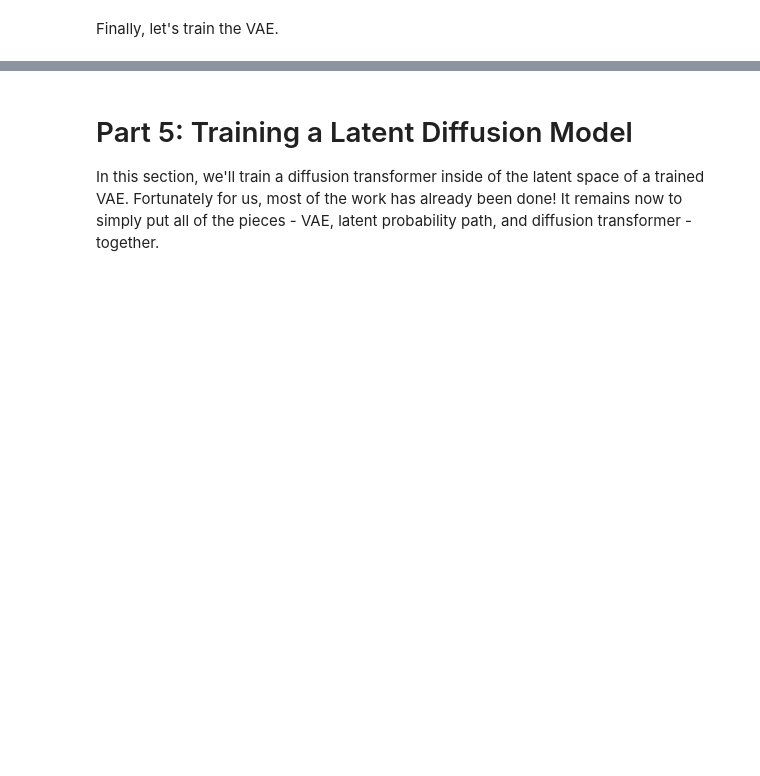
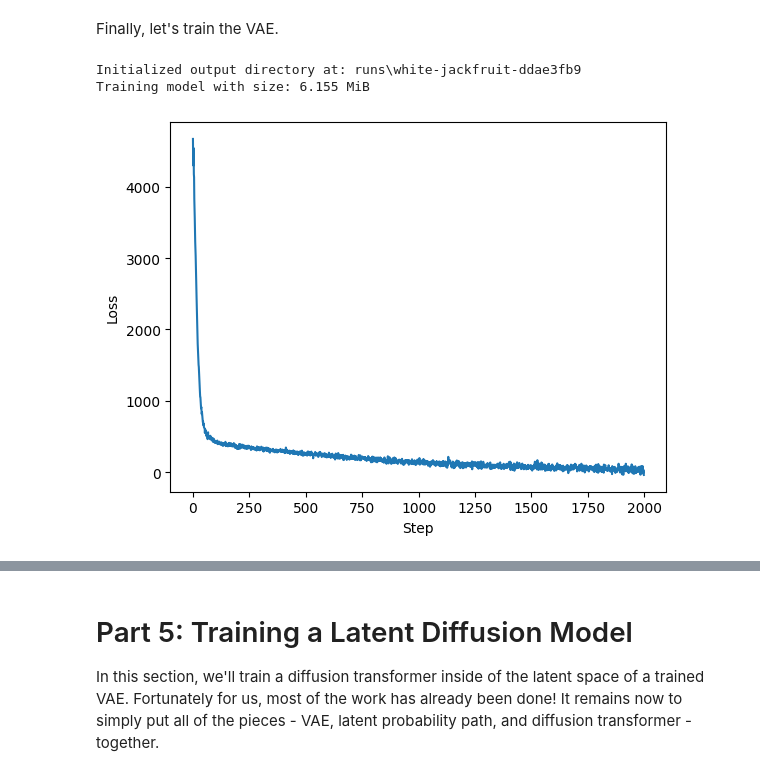
Before and after one commit to Leochen219/MIT-6.S184, a Jupyter notebook: lab_three.ipynb, the cells around one changed output, grey strips where cells are left out. Drawn from its saved outputs; the diff is of its cells as text; code cells hidden in the pictures; blank space fills up the shorter version.

```diff
--- a/lab_three.ipynb
+++ b/lab_three.ipynb
@@ -1709,29 +1716,33 @@ Finally, let's train the VAE.
 # %%
 # Create dataset + VAE
 device = torch.device('cuda')
 mnist = MNISTSampler().to(device)
 vae = VAE(
    data_channels = 1,
    hidden_channels = [16, 32, 64, 128],
    beta = 10.0,
 ).to(device)
 
 # Create Trainer + train
 trainer = MNISTVAETrainer(
     mnist_sampleable = mnist,
     batch_size = 64,
 )
 losses, steps = trainer.train(
    model = vae,
-   num_steps = 5000,
+   num_steps = 2000,
    lr = 1e-3,
    warmup_steps = 500,
    ckpt_every = 250,
 )
 plt.plot(steps, losses)
 plt.xlabel("Step")
 plt.ylabel("Loss")
 plt.show()
+# %% [output]
+Initialized output directory at: runs\white-jackfruit-ddae3fb9
+Training model with size: 6.155 MiB
+[figure, added]
 # %%
 # Perform interpolation in the latent space
 vae.eval()
```
Also changed, not shown: parts of 11 cells of this notebook, 52 other files.
